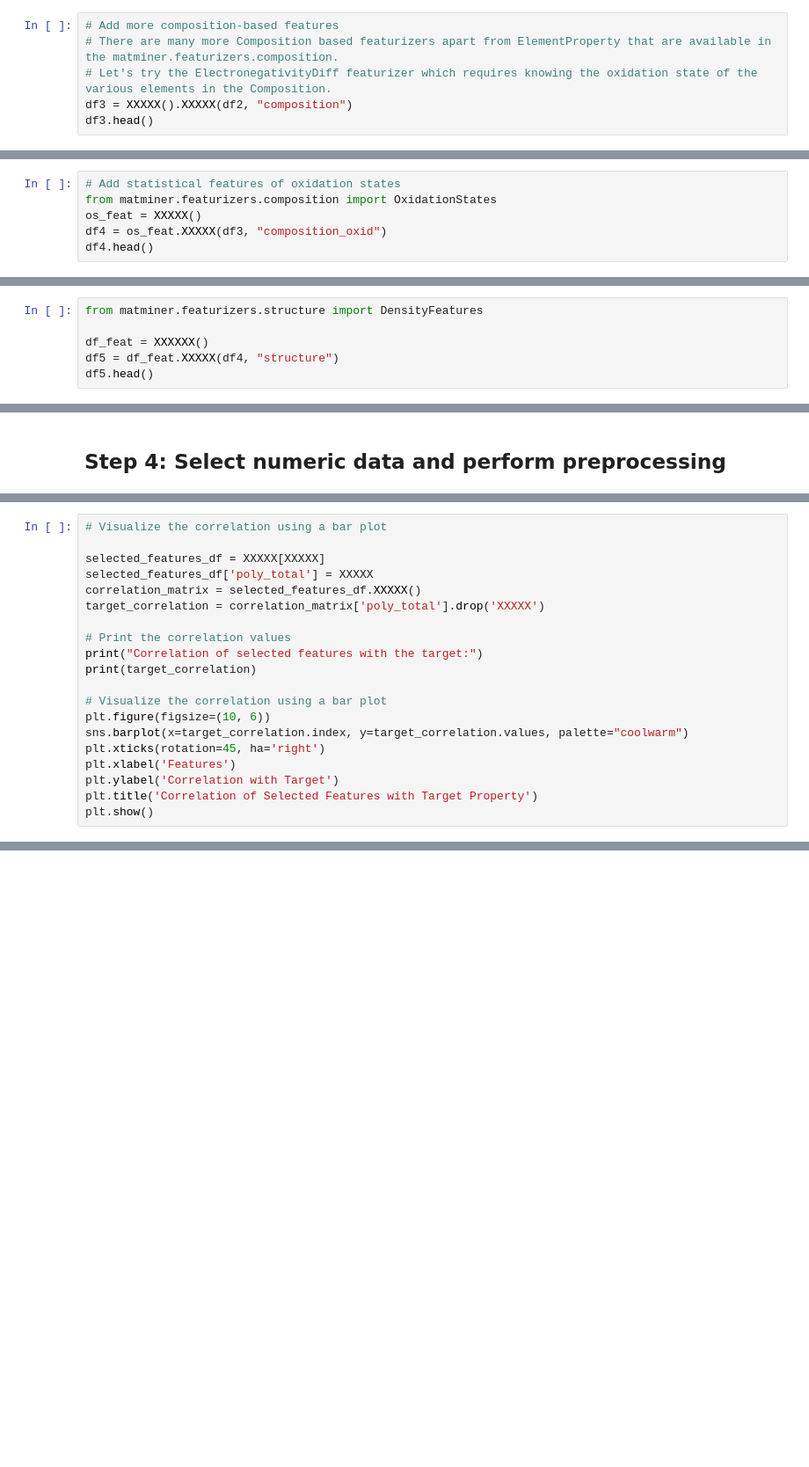
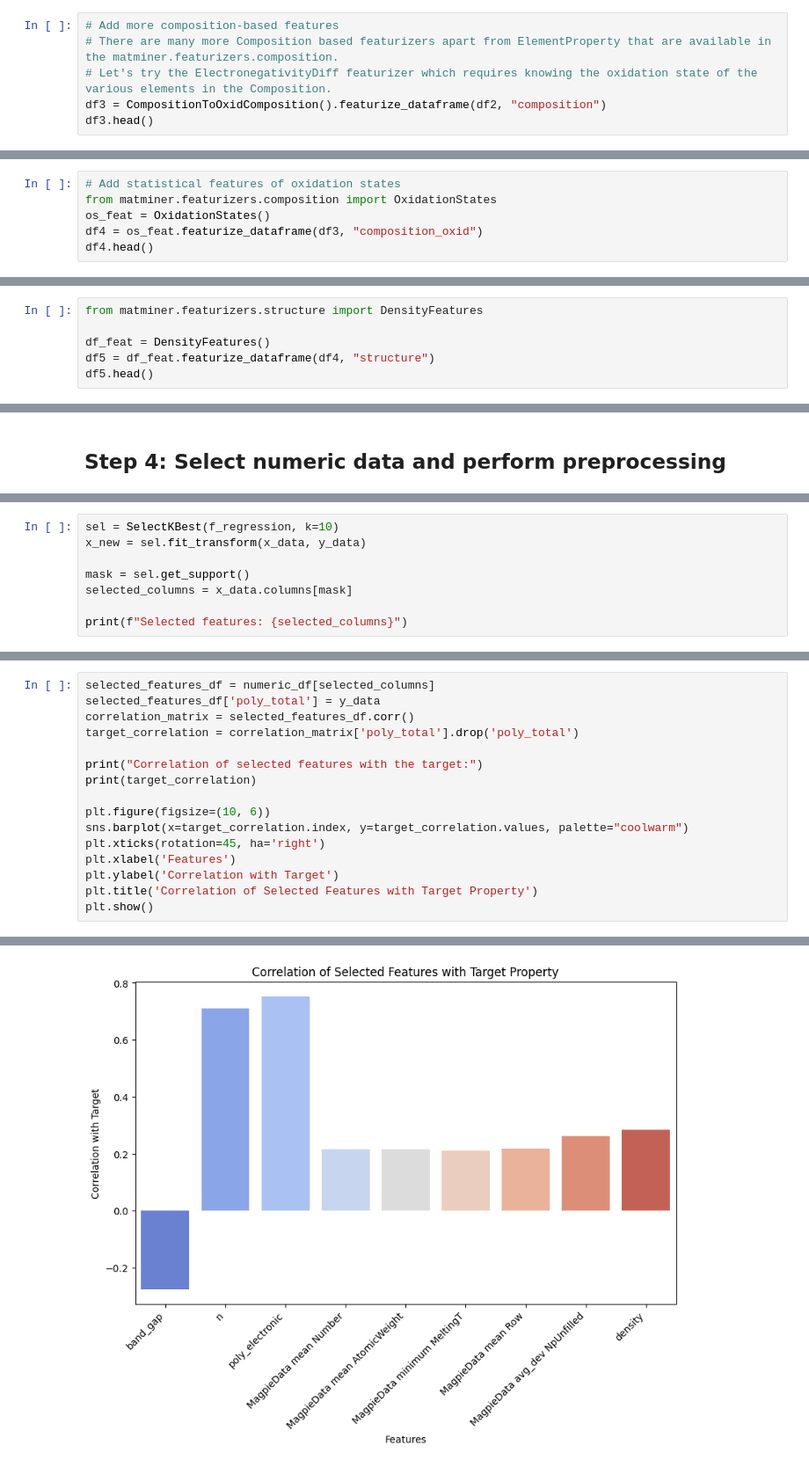
Before and after one commit to RealBack1/practice, a Jupyter notebook: Hands-on-session2/2025_2_Hands_on_session2_case2_practice.ipynb, the cells around one changed output, grey strips where cells are left out. Shown: that part at 88% size. Saved outputs shown, nothing was run; the diff lists cells and outputs as text; blank space fills up the shorter version.

```diff
--- a/Hands-on-session2/2025_2_Hands_on_session2_case2_practice.ipynb
+++ b/Hands-on-session2/2025_2_Hands_on_session2_case2_practice.ipynb
@@ -68,5 +121,5 @@ from matminer.featurizers.composition import OxidationStates
 # Add more composition-based features
 # There are many more Composition based featurizers apart from ElementProperty that are available in the matminer.featurizers.composition.
 # Let's try the ElectronegativityDiff featurizer which requires knowing the oxidation state of the various elements in the Composition.
-df3 = XXXXX().XXXXX(df2, "composition")
+df3 = CompositionToOxidComposition().featurize_dataframe(df2, "composition")
 df3.head()
@@ -73,6 +134,6 @@ df3.head()
 # %%
 # Add statistical features of oxidation states
 from matminer.featurizers.composition import OxidationStates
-os_feat = XXXXX()
-df4 = os_feat.XXXXX(df3, "composition_oxid")
+os_feat = OxidationStates()
+df4 = os_feat.featurize_dataframe(df3, "composition_oxid")
 df4.head()
@@ -81,6 +150,6 @@ df4.head()
 # %%
 from matminer.featurizers.structure import DensityFeatures
 
-df_feat = XXXXXX()
-df5 = df_feat.XXXXX(df4, "structure")
+df_feat = DensityFeatures()
+df5 = df_feat.featurize_dataframe(df4, "structure")
 df5.head()
@@ -123,0 +189,8 @@ print(f"Selected features: {selected_columns}")
+# %%
+sel = SelectKBest(f_regression, k=10)
+x_new = sel.fit_transform(x_data, y_data)
+
+mask = sel.get_support()
+selected_columns = x_data.columns[mask]
+
+print(f"Selected features: {selected_columns}")
@@ -124,16 +203,12 @@ print(f"Selected features: {selected_columns}")
 # %%
-# Visualize the correlation using a bar plot
+selected_features_df = numeric_df[selected_columns]
+selected_features_df['poly_total'] = y_data
+correlation_matrix = selected_features_df.corr()
+target_correlation = correlation_matrix['poly_total'].drop('poly_total')
 
-selected_features_df = XXXXX[XXXXX]
-selected_features_df['poly_total'] = XXXXX
-correlation_matrix = selected_features_df.XXXXX()
-target_correlation = correlation_matrix['poly_total'].drop('XXXXX')
-
-# Print the correlation values
 print("Correlation of selected features with the target:")
 print(target_correlation)
 
-# Visualize the correlation using a bar plot
 plt.figure(figsize=(10, 6))
 sns.barplot(x=target_correlation.index, y=target_correlation.values, palette="coolwarm")
 plt.xticks(rotation=45, ha='right')
@@ -141,3 +216,4 @@ plt.xlabel('Features')
 plt.ylabel('Correlation with Target')
 plt.title('Correlation of Selected Features with Target Property')
 plt.show()
+# %% [output]
@@ -143,0 +231 @@ plt.show()
+[figure, added]
```
Also changed, not shown: parts of 14 cells of this notebook.
